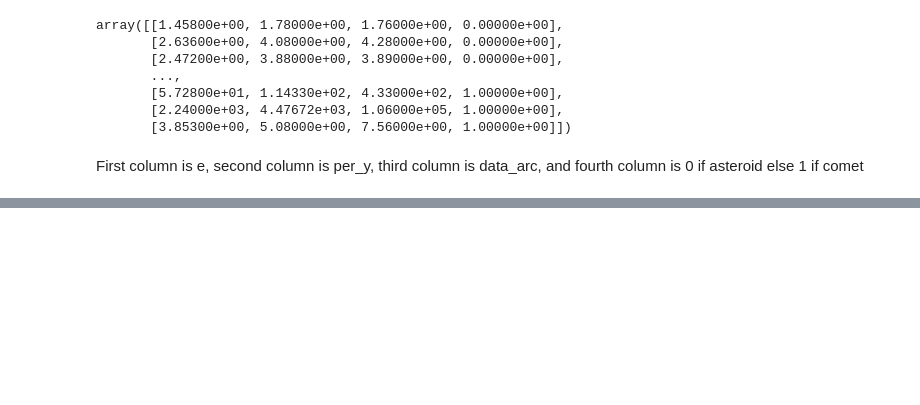
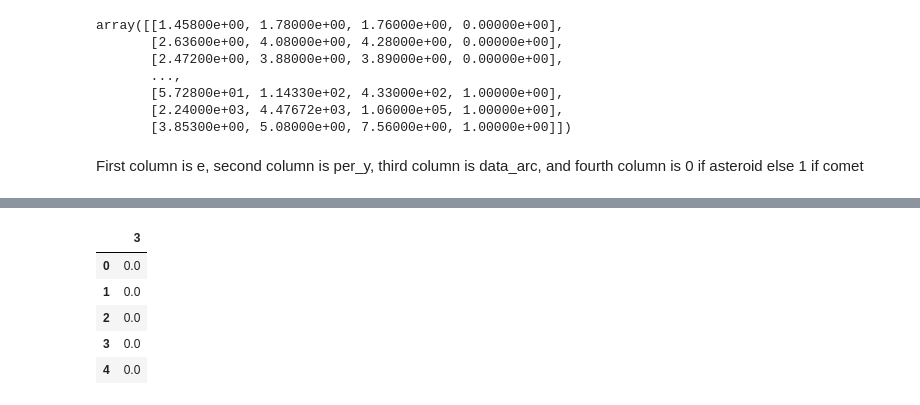
Before and after one commit to pranavdo/MeteoriteCOPF23, a Jupyter notebook: CC_Working_23.ipynb, the cells around one changed output, grey strips where cells are left out. Cells and saved outputs as stored; diff of their text form; code cells hidden in the pictures; blank space fills up the shorter version.

```diff
--- a/CC_Working_23.ipynb
+++ b/CC_Working_23.ipynb
@@ -140,0 +151,10 @@ First column is e, second column is per_y, third column is data_arc, and fourth
+# %%
+Y = pd.DataFrame(data=transformed_space_objects)[[3]]
+Y.head()
+# %% [output]
+|  | 3 |
+| 0 | 0.0 |
+| 1 | 0.0 |
+| 2 | 0.0 |
+| 3 | 0.0 |
+| 4 | 0.0 |
```
Also changed, not shown: parts of 2 cells of this notebook.
